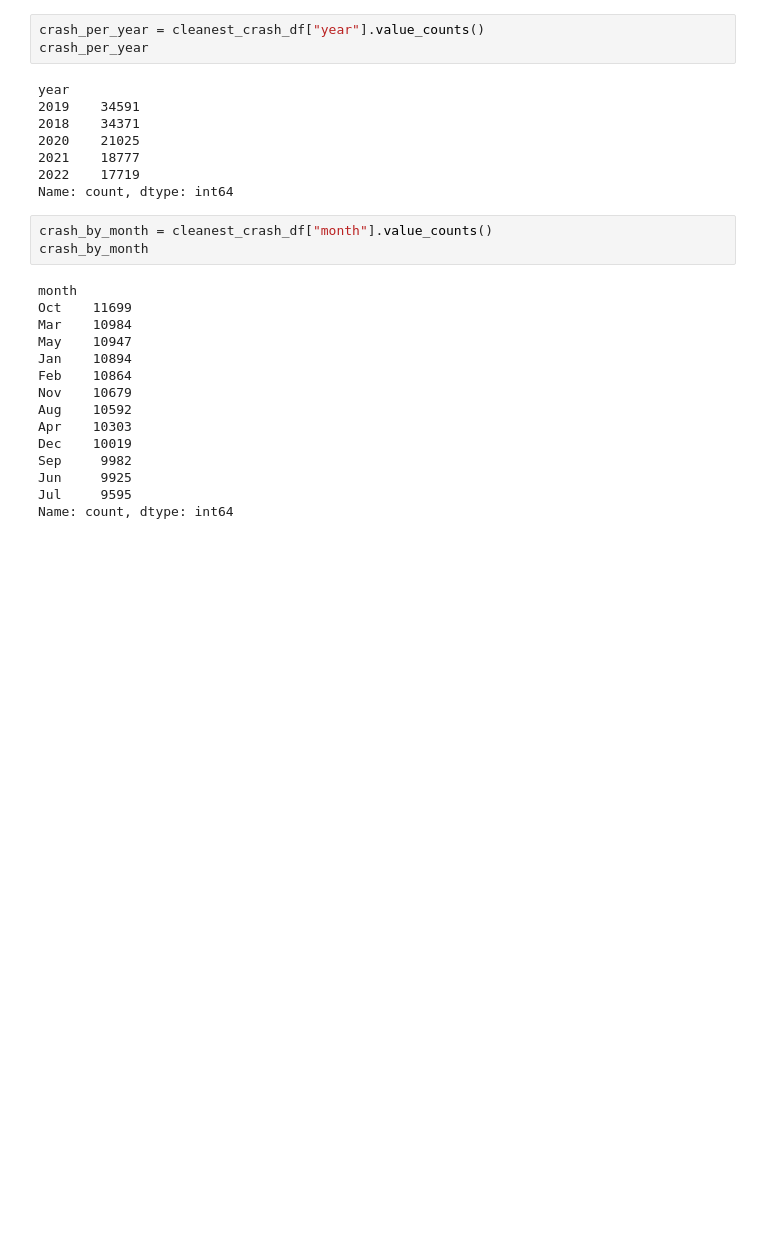
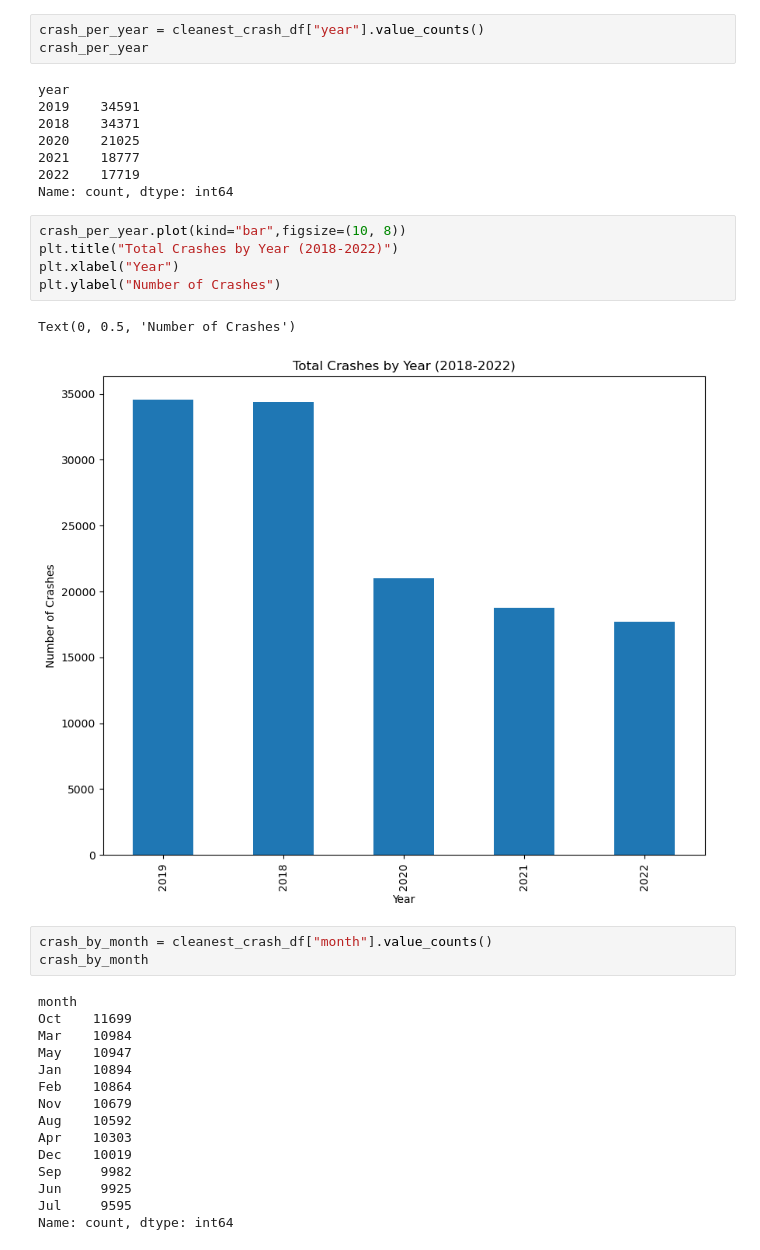
Before and after one commit to dlerhetal/Group2Project1, a Jupyter notebook: NashCrashPy/NashCrashPy.ipynb, the cells around one changed output. Saved outputs shown, nothing was run; the diff lists cells and outputs as text; blank space fills up the shorter version.

Commit message:
More Charts Added to NashCrashPy

```diff
--- a/NashCrashPy/NashCrashPy.ipynb
+++ b/NashCrashPy/NashCrashPy.ipynb
@@ -108,6 +108,14 @@ year
 2021    18777
 2022    17719
 Name: count, dtype: int64
+# %%
+crash_per_year.plot(kind="bar",figsize=(10, 8))
+plt.title("Total Crashes by Year (2018-2022)")
+plt.xlabel("Year")
+plt.ylabel("Number of Crashes")
+# %% [output]
+Text(0, 0.5, 'Number of Crashes')
+[figure, added]
 # %%
 crash_by_month = cleanest_crash_df["month"].value_counts()
 crash_by_month
```
Also changed, not shown: parts of 7 cells of this notebook, 1 other file.
